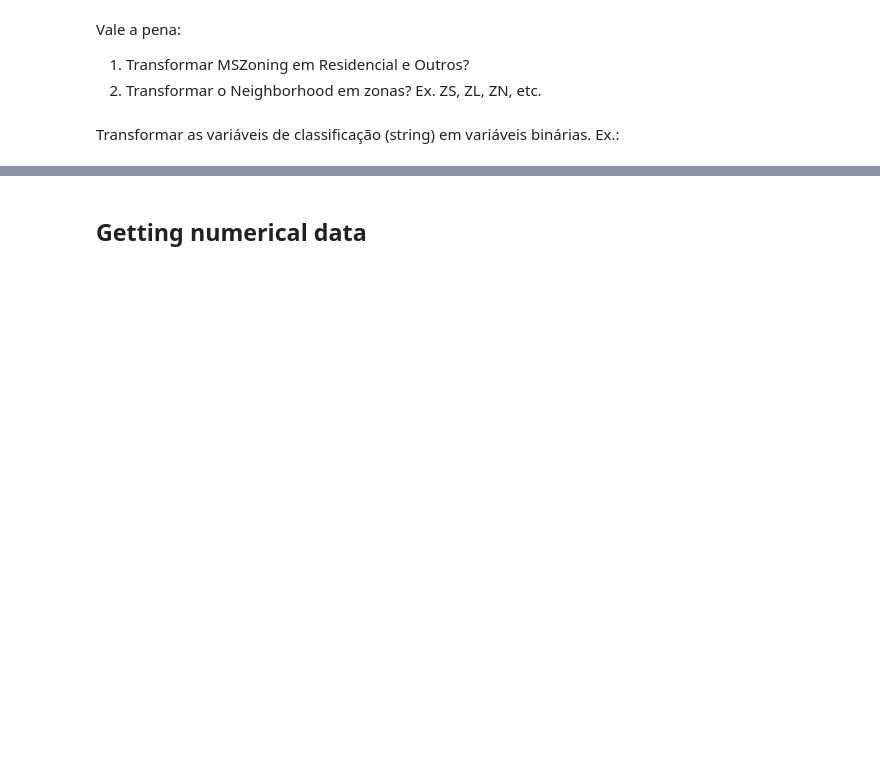
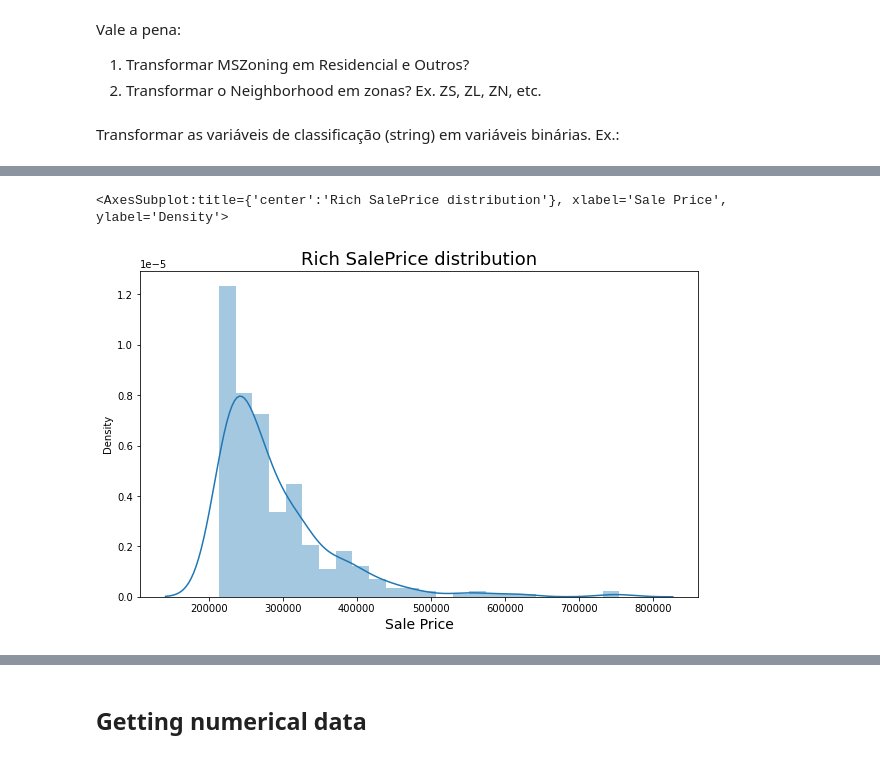
Before and after one commit to marcodeamicis/house_prices_regression, a Jupyter notebook: notebooks/1_initial_data_exploration_amicis.ipynb, the cells around one changed output, grey strips where cells are left out. Cells and saved outputs as stored; diff of their text form; code cells hidden in the pictures; blank space fills up the shorter version.

```diff
--- a/notebooks/1_initial_data_exploration_amicis.ipynb
+++ b/notebooks/1_initial_data_exploration_amicis.ipynb
@@ -374,0 +377,3 @@ Ex.:
+# %%
+df_rich = df[df['SalePrice'] >= np. percentile(df['SalePrice'], 75)]
+df_rich
@@ -374,0 +411,9 @@ Ex.:
+# %%
+ax = sns.distplot(df_rich['SalePrice'])
+ax.figure.set_size_inches(10, 6)
+ax.set_title('Rich SalePrice distribution', fontsize=18)
+ax.set_xlabel('Sale Price', fontsize=14)
+ax
+# %% [output]
+<AxesSubplot:title={'center':'Rich SalePrice distribution'}, xlabel='Sale Price', ylabel='Density'>
+[figure, added]
```
Also changed, not shown: parts of 7 cells of this notebook.
